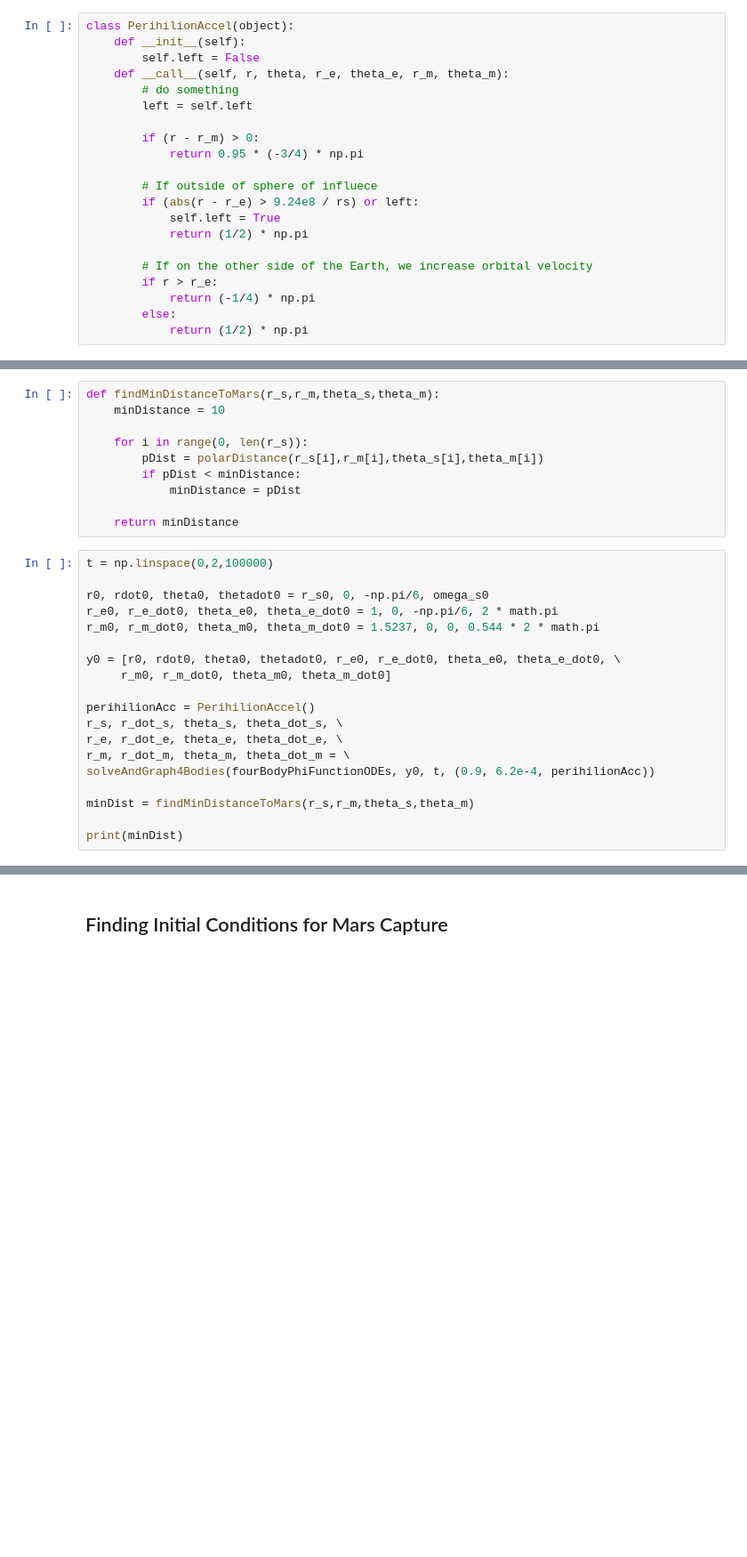
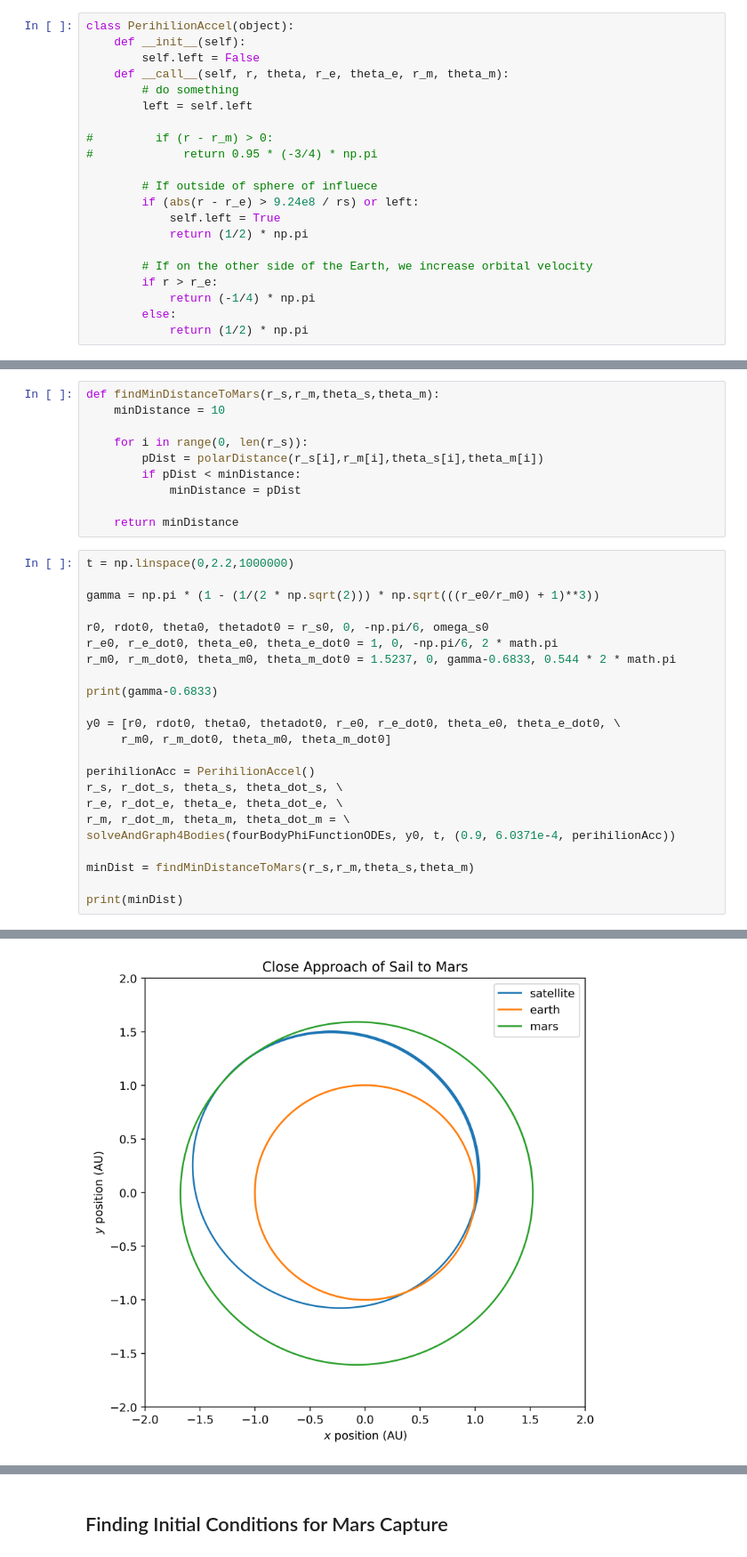
Before and after one commit to GameOver203/Lagrangian-Solar-Sail-Modelling, a Jupyter notebook: Orbital Mechanics for a Solar Sail.ipynb, the cells around one changed output, grey strips where cells are left out. Shown at 89% size. Drawn from its saved outputs; the diff is of its cells as text; blank space fills up the shorter version.

```diff
--- a/Orbital Mechanics for a Solar Sail.ipynb
+++ b/Orbital Mechanics for a Solar Sail.ipynb
@@ -441,8 +527,8 @@ class PerihilionAccel(object):
         # do something
         left = self.left
 
-        if (r - r_m) > 0:
-            return 0.95 * (-3/4) * np.pi
+#         if (r - r_m) > 0:
+#             return 0.95 * (-3/4) * np.pi
 
         # If outside of sphere of influece
         if (abs(r - r_e) > 9.24e8 / rs) or left:
@@ -501,11 +587,15 @@ def findMinDistanceToMars(r_s,r_m,theta_s,theta_m):
 
     return minDistance
 # %%
-t = np.linspace(0,2,100000)
+t = np.linspace(0,2.2,1000000)
+
+gamma = np.pi * (1 - (1/(2 * np.sqrt(2))) * np.sqrt(((r_e0/r_m0) + 1)**3))
 
 r0, rdot0, theta0, thetadot0 = r_s0, 0, -np.pi/6, omega_s0
 r_e0, r_e_dot0, theta_e0, theta_e_dot0 = 1, 0, -np.pi/6, 2 * math.pi
-r_m0, r_m_dot0, theta_m0, theta_m_dot0 = 1.5237, 0, 0, 0.544 * 2 * math.pi
+r_m0, r_m_dot0, theta_m0, theta_m_dot0 = 1.5237, 0, gamma-0.6833, 0.544 * 2 * math.pi
+
+print(gamma-0.6833)
 
 y0 = [r0, rdot0, theta0, thetadot0, r_e0, r_e_dot0, theta_e0, theta_e_dot0, \
      r_m0, r_m_dot0, theta_m0, theta_m_dot0]
@@ -514,8 +604,9 @@ perihilionAcc = PerihilionAccel()
 r_s, r_dot_s, theta_s, theta_dot_s, \
 r_e, r_dot_e, theta_e, theta_dot_e, \
 r_m, r_dot_m, theta_m, theta_dot_m = \
-solveAndGraph4Bodies(fourBodyPhiFunctionODEs, y0, t, (0.9, 6.2e-4, perihilionAcc))
+solveAndGraph4Bodies(fourBodyPhiFunctionODEs, y0, t, (0.9, 6.0371e-4, perihilionAcc))
 
 minDist = findMinDistanceToMars(r_s,r_m,theta_s,theta_m)
 
 print(minDist)
+# %% [output]
@@ -521,0 +614 @@ print(minDist)
+[figure, added]
```
Also changed, not shown: parts of 25 cells of this notebook, 6 other files.
